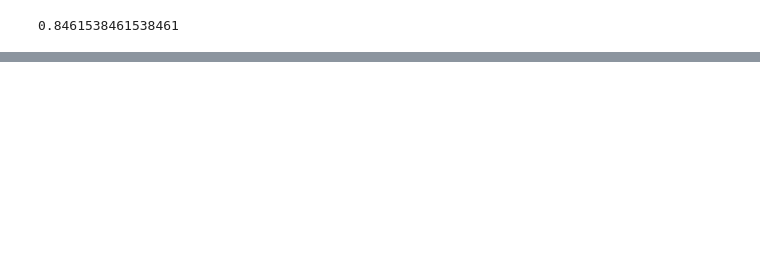
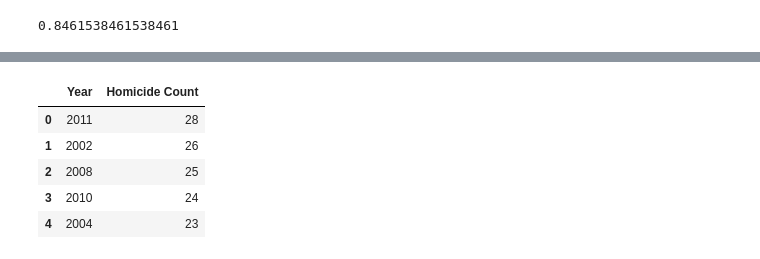
Before and after one commit to IsabelsRepo/IsabelsRepo, a Jupyter notebook: Data-Science/Unsolved Homicide Analysis/Unsolved_Homicides.ipynb, the cells around one changed output, grey strips where cells are left out. Drawn from its saved outputs; the diff is of its cells as text; code cells hidden in the pictures; blank space fills up the shorter version.

```diff
--- a/Data-Science/Unsolved Homicide Analysis/Unsolved_Homicides.ipynb
+++ b/Data-Science/Unsolved Homicide Analysis/Unsolved_Homicides.ipynb
@@ -353,0 +379,12 @@ plt.show()
+# %%
+years_series = pd.value_counts(case_df['Incident date'].dt.year)
+years_df = pd.DataFrame({'Year': years_series.index, 'Homicide Count': years_series.values})
+years_df['Year'] = years_df['Year'].astype('int')
+years_df.head()
+# %% [output]
+|  | Year | Homicide Count |
+| 0 | 2011 | 28 |
+| 1 | 2002 | 26 |
+| 2 | 2008 | 25 |
+| 3 | 2010 | 24 |
+| 4 | 2004 | 23 |
```
Also changed, not shown: parts of 11 cells of this notebook.
